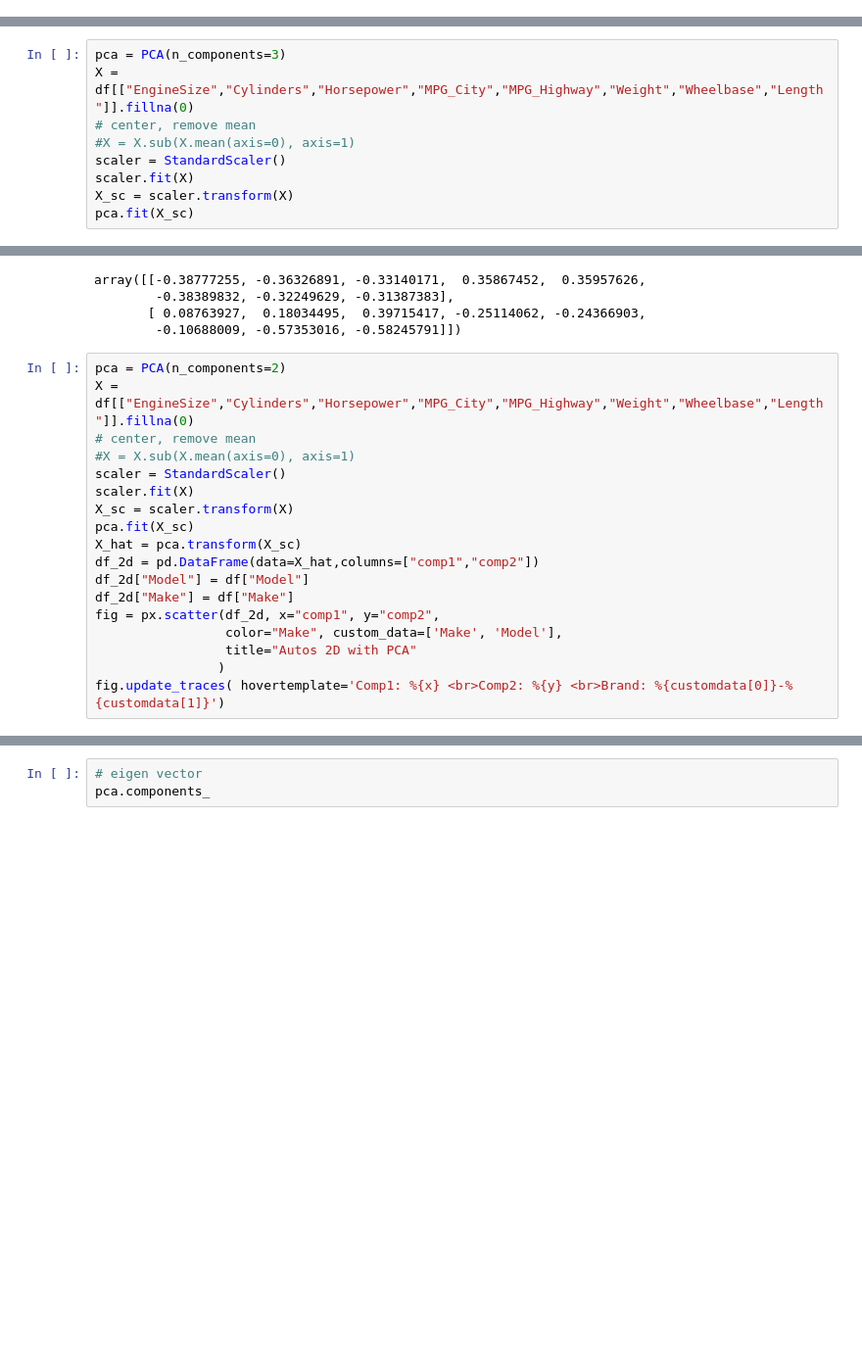
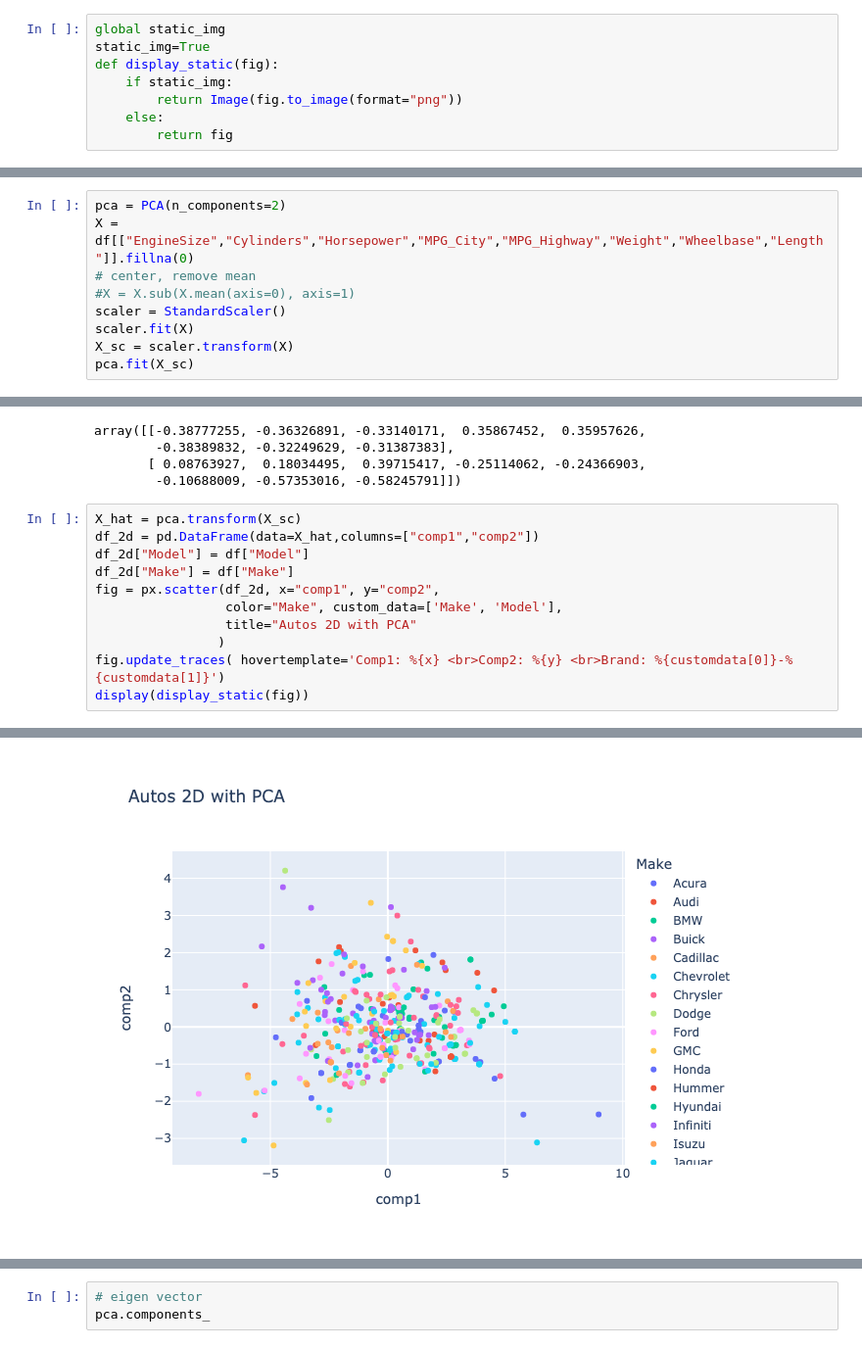
Before and after one commit to jdramirez/UCO_ML_AI, a Jupyter notebook: src/notebook_class/no_supervisado/no_supervisado_datos.ipynb, the cells around one changed output, grey strips where cells are left out. Shown at 98% size. Drawn from its saved outputs; the diff is of its cells as text; blank space fills up the shorter version.

```diff
--- a/src/notebook_class/no_supervisado/no_supervisado_datos.ipynb
+++ b/src/notebook_class/no_supervisado/no_supervisado_datos.ipynb
@@ -43,6 +40,14 @@ pd.set_option('display.max_columns', 500)
 # %% [markdown]
 ## PCA
 * Cuales modelos son similares?
+# %%
+global static_img
+static_img=True
+def display_static(fig):
+    if static_img:
+        return Image(fig.to_image(format="png"))
+    else:
+        return fig
 # %%
 df = pd.read_csv("data/CARS.csv")
 df["Invoice"] = df["Invoice"].replace('[\$,]', '', regex=True).astype(float)
@@ -86,5 +69,5 @@ df
 # %%
-pca = PCA(n_components=3)
+pca = PCA(n_components=2)
 X = df[["EngineSize","Cylinders","Horsepower","MPG_City","MPG_Highway","Weight","Wheelbase","Length"]].fillna(0)
 # center, remove mean
 #X = X.sub(X.mean(axis=0), axis=1)
@@ -106,14 +85,6 @@ array([[-0.38777255, -0.36326891, -0.33140171,  0.35867452,  0.35957626,
        [ 0.08763927,  0.18034495,  0.39715417, -0.25114062, -0.24366903,
         -0.10688009, -0.57353016, -0.58245791]])
 # %%
-pca = PCA(n_components=2)
-X = df[["EngineSize","Cylinders","Horsepower","MPG_City","MPG_Highway","Weight","Wheelbase","Length"]].fillna(0)
-# center, remove mean
-#X = X.sub(X.mean(axis=0), axis=1)
-scaler = StandardScaler()
-scaler.fit(X)
-X_sc = scaler.transform(X)
-pca.fit(X_sc)
 X_hat = pca.transform(X_sc)
 df_2d = pd.DataFrame(data=X_hat,columns=["comp1","comp2"])
 df_2d["Model"] = df["Model"]
@@ -123,4 +94,5 @@ fig = px.scatter(df_2d, x="comp1", y="comp2",
                  title="Autos 2D with PCA"
                 )
 fig.update_traces( hovertemplate='Comp1: %{x} <br>Comp2: %{y} <br>Brand: %{customdata[0]}-%{customdata[1]}')
+display(display_static(fig))
 # %% [output]
@@ -127,0 +99 @@ fig.update_traces( hovertemplate='Comp1: %{x} <br>Comp2: %{y} <br>Brand: %{custo
+[figure, added]
```
Also changed, not shown: parts of 12 cells of this notebook, 6 other files.
